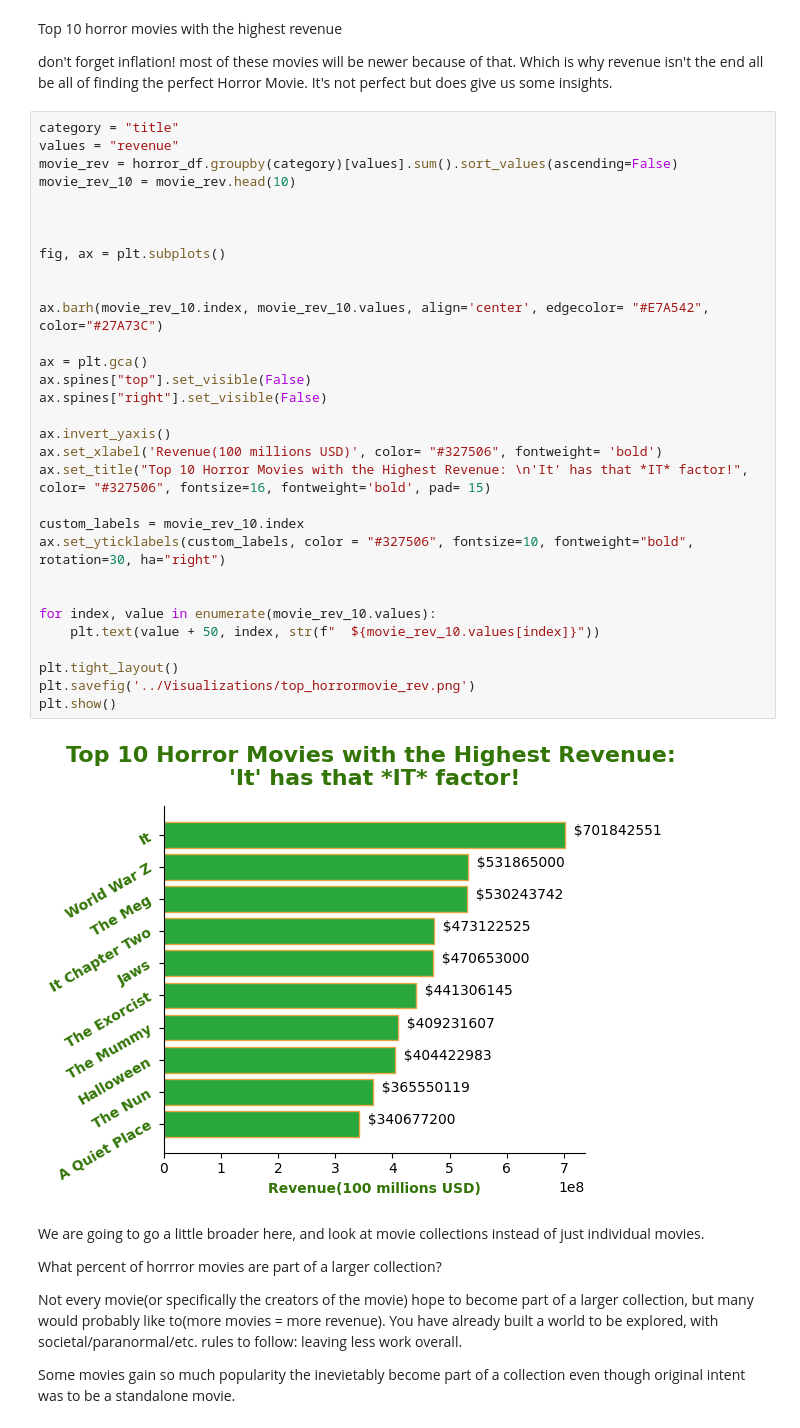
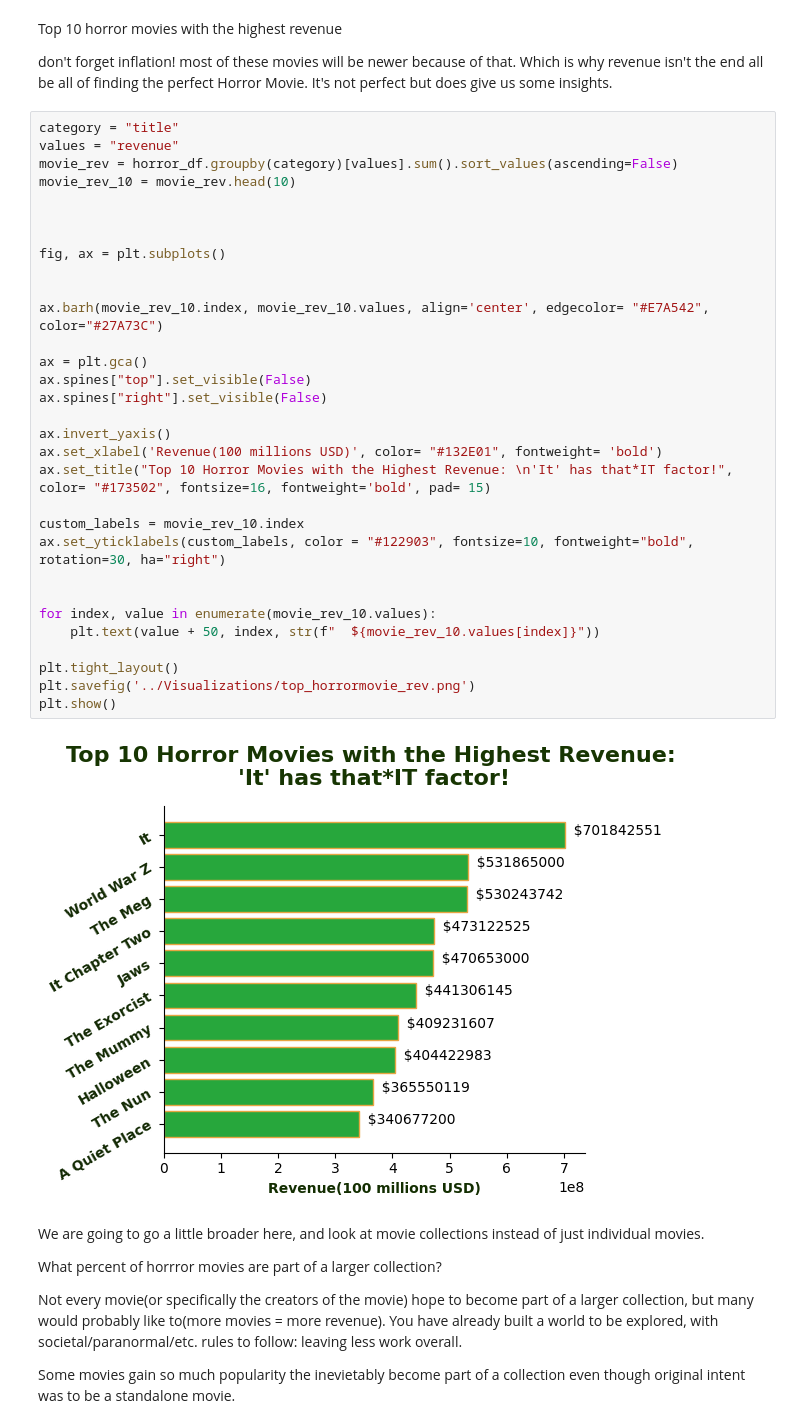
Before and after one commit to JessicaLindsey5514/The_Perfect_Horror_Movie, a Jupyter notebook: Notebooks/perfect_horror_movie.ipynb, the cells around one changed output. Drawn from its saved outputs; the diff is of its cells as text.

```diff
--- a/Notebooks/perfect_horror_movie.ipynb
+++ b/Notebooks/perfect_horror_movie.ipynb
@@ -931,36 +1000,36 @@ don't forget inflation! most of these movies will be newer because of that. Whic
 # %%
 category = "title"
 values = "revenue"
 movie_rev = horror_df.groupby(category)[values].sum().sort_values(ascending=False)
 movie_rev_10 = movie_rev.head(10)
 
 
 
 fig, ax = plt.subplots()
 
 
 ax.barh(movie_rev_10.index, movie_rev_10.values, align='center', edgecolor= "#E7A542", color="#27A73C")
 
 ax = plt.gca()
 ax.spines["top"].set_visible(False)
 ax.spines["right"].set_visible(False)
 
 ax.invert_yaxis()
-ax.set_xlabel('Revenue(100 millions USD)', color= "#327506", fontweight= 'bold')
-ax.set_title("Top 10 Horror Movies with the Highest Revenue: \n'It' has that *IT* factor!", color= "#327506", fontsize=16, fontweight='bold', pad= 15)
+ax.set_xlabel('Revenue(100 millions USD)', color= "#132E01", fontweight= 'bold')
+ax.set_title("Top 10 Horror Movies with the Highest Revenue: \n'It' has that*IT factor!", color= "#173502", fontsize=16, fontweight='bold', pad= 15)
 
 custom_labels = movie_rev_10.index
-ax.set_yticklabels(custom_labels, color = "#327506", fontsize=10, fontweight="bold", rotation=30, ha="right")
+ax.set_yticklabels(custom_labels, color = "#122903", fontsize=10, fontweight="bold", rotation=30, ha="right")
 
 
 for index, value in enumerate(movie_rev_10.values):
     plt.text(value + 50, index, str(f"  ${movie_rev_10.values[index]}"))
 
 plt.tight_layout()
 plt.savefig('../Visualizations/top_horrormovie_rev.png')
 plt.show()
 # %% [output]
-[figure, old version]
+[figure, new version]
 # %% [markdown]
 We are going to go a little broader here, and look at movie collections instead of just individual movies.
 
```
Also changed, not shown: parts of 43 cells of this notebook, 21 other files.
